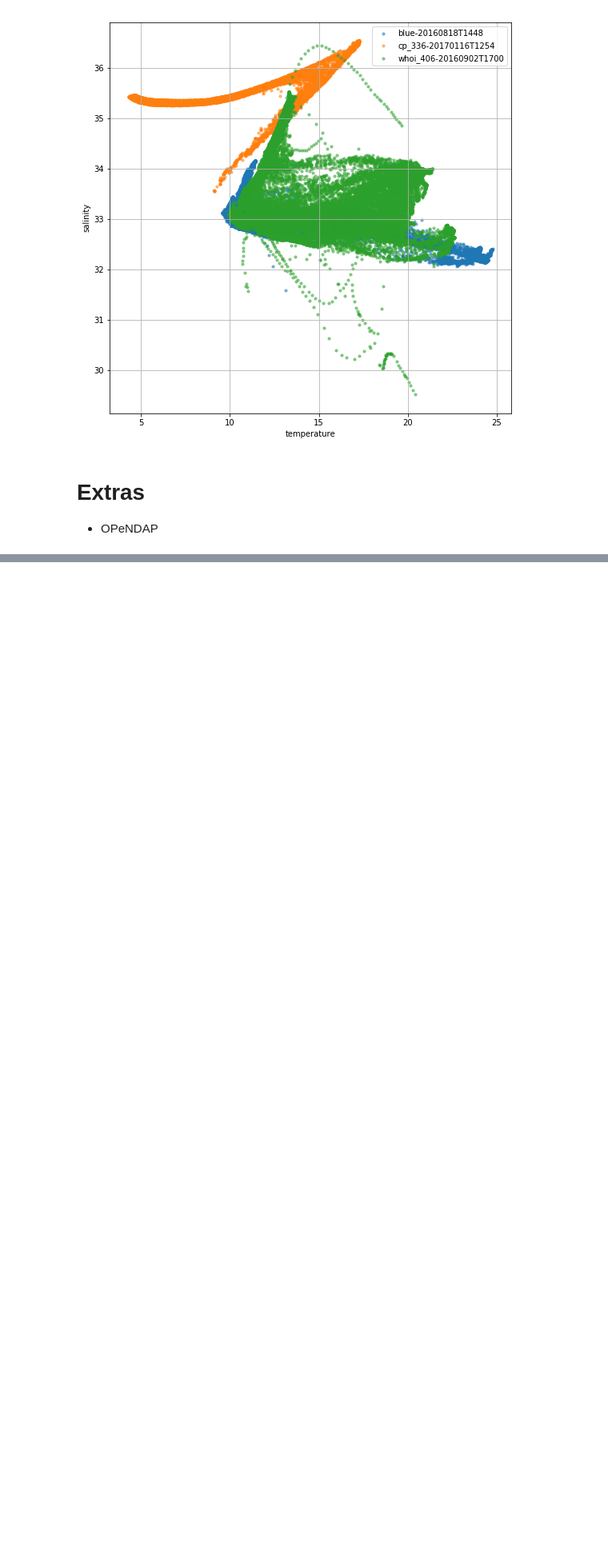
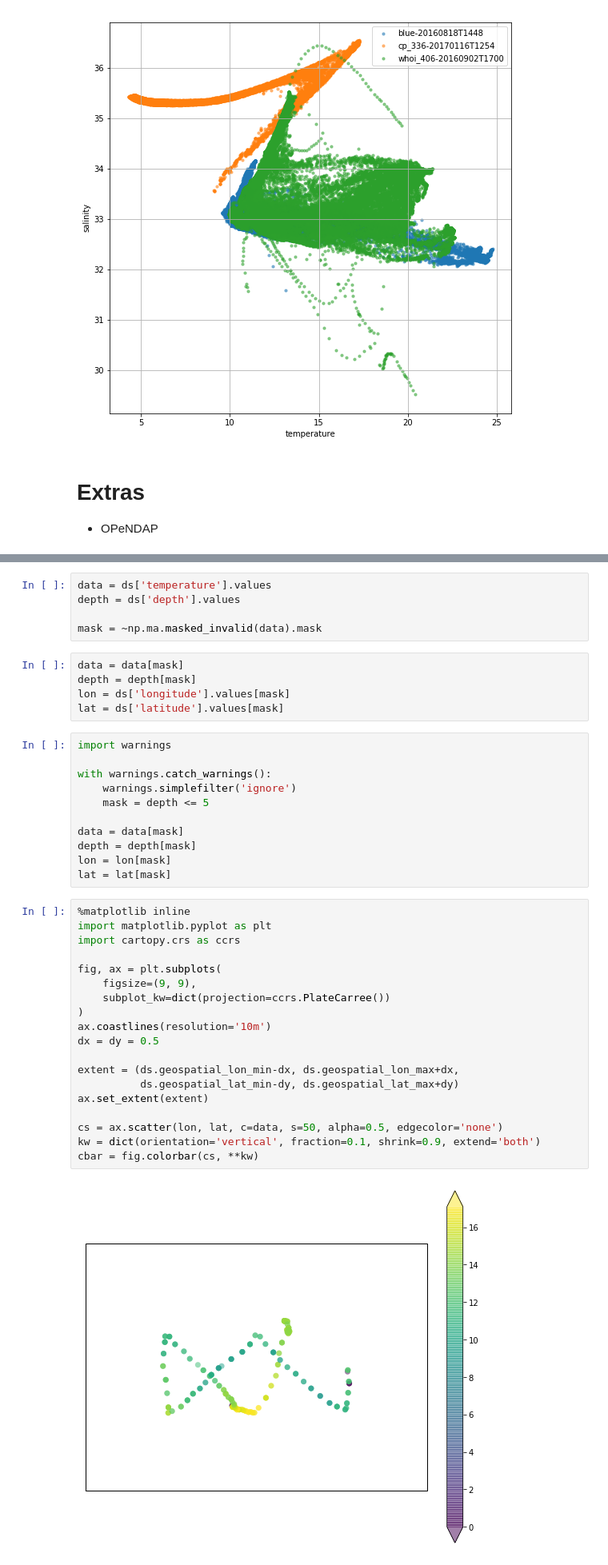
Before and after one commit to ioos/erddapy, a Jupyter notebook: notebooks/erddapy_tour.ipynb, the cells around one changed output, grey strips where cells are left out. Shown: that part at 80% size. Cells and saved outputs as stored; diff of their text form; blank space fills up the shorter version.

```diff
--- a/notebooks/erddapy_tour.ipynb
+++ b/notebooks/erddapy_tour.ipynb
@@ -290,0 +338,42 @@ U.S. IOOS Mid-Atlantic Regional Association Coastal Ocean Observing System (MARA
+# %%
+data = ds['temperature'].values
+depth = ds['depth'].values
+
+mask = ~np.ma.masked_invalid(data).mask
+# %%
+data = data[mask]
+depth = depth[mask]
+lon = ds['longitude'].values[mask]
+lat = ds['latitude'].values[mask]
+# %%
+import warnings
+
+with warnings.catch_warnings():
+    warnings.simplefilter('ignore')
+    mask = depth <= 5
+
+data = data[mask]
+depth = depth[mask]
+lon = lon[mask]
+lat = lat[mask]
+# %%
+%matplotlib inline
+import matplotlib.pyplot as plt
+import cartopy.crs as ccrs
+
+fig, ax = plt.subplots(
+    figsize=(9, 9),
+    subplot_kw=dict(projection=ccrs.PlateCarree())
+)
+ax.coastlines(resolution='10m')
+dx = dy = 0.5
+
+extent = (ds.geospatial_lon_min-dx, ds.geospatial_lon_max+dx,
+          ds.geospatial_lat_min-dy, ds.geospatial_lat_max+dy)
+ax.set_extent(extent)
+
+cs = ax.scatter(lon, lat, c=data, s=50, alpha=0.5, edgecolor='none')
+kw = dict(orientation='vertical', fraction=0.1, shrink=0.9, extend='both')
+cbar = fig.colorbar(cs, **kw)
+# %% [output]
+[figure, added]
```
Also changed, not shown: parts of 7 cells of this notebook.
